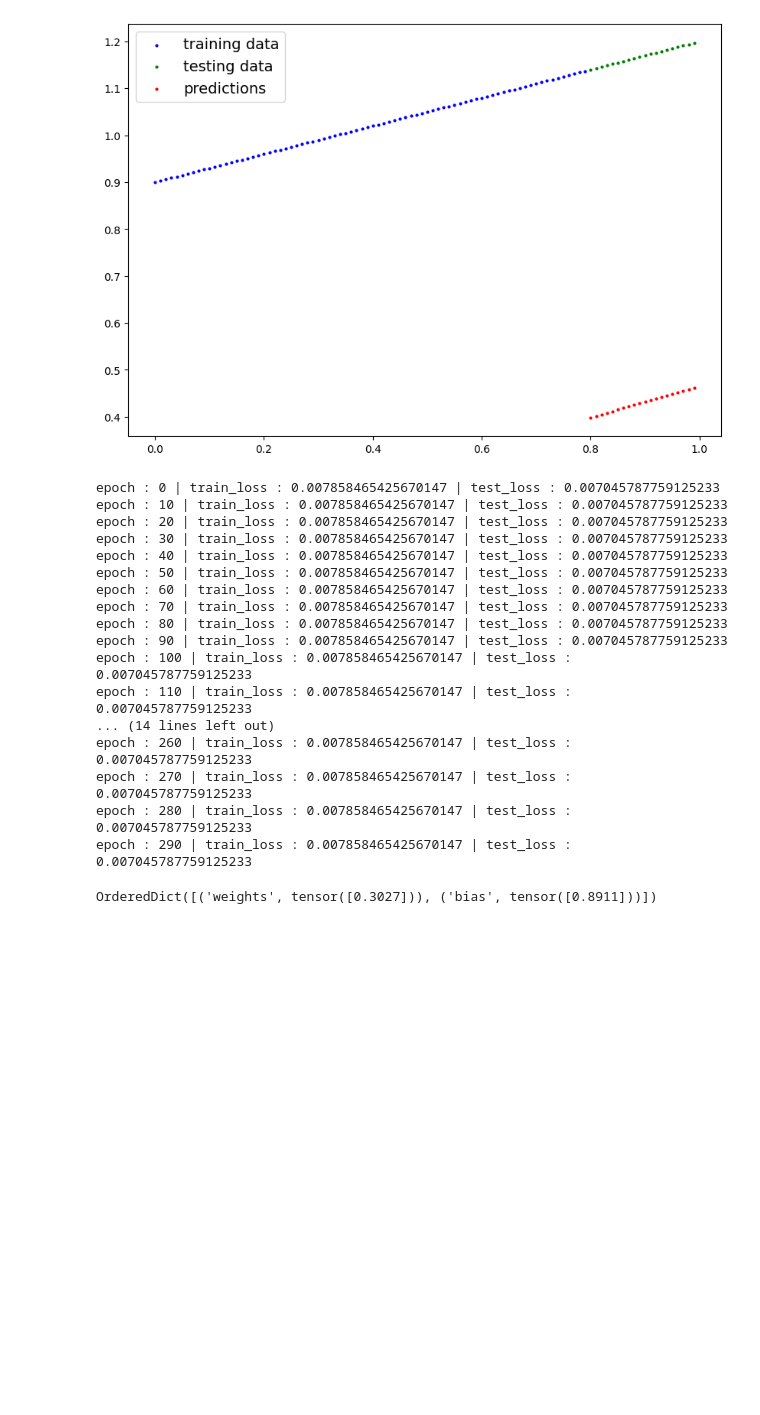
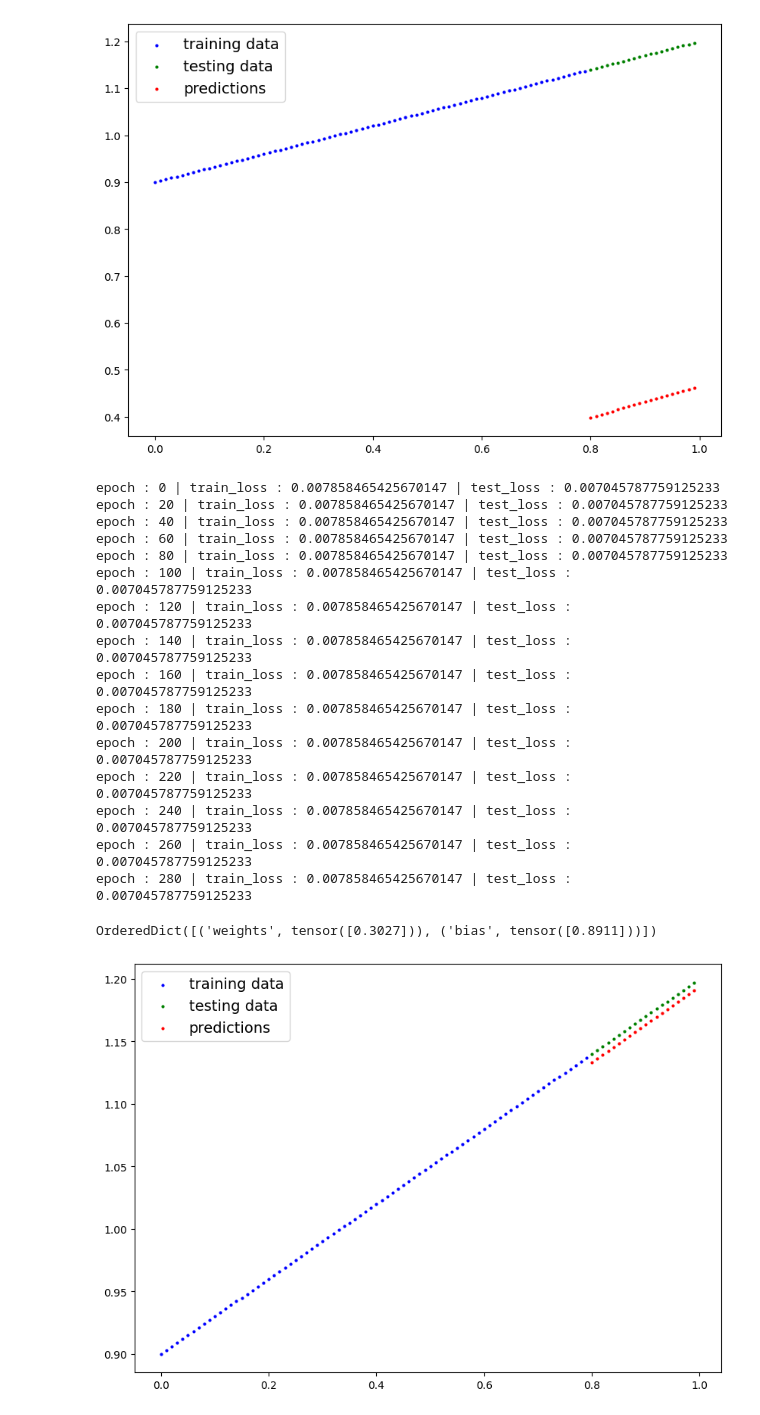
Before and after one commit to aayushttimalsina/pytorch, a Jupyter notebook: exercise_of_regression_model.ipynb, the cells around one changed output. Drawn from its saved outputs; the diff is of its cells as text; code cells hidden in the pictures; blank space fills up the shorter version.

```diff
--- a/exercise_of_regression_model.ipynb
+++ b/exercise_of_regression_model.ipynb
@@ -240,7 +240,7 @@ for epoch in range(epochs):
     test_pred = model_1(X_test)
     test_loss = loss_fn(test_pred, y_test)
 
-  if epoch % 10 == 0:
+  if epoch % 20 == 0:
 
     epoch_count.append(epoch)
     test_loss_values.append(test_loss.item())
@@ -249,23 +249,25 @@ for epoch in range(epochs):
     print(f"epoch : {epoch} | train_loss : {loss.item()} | test_loss : {test_loss.item()}")
 # %% [output]
 epoch : 0 | train_loss : 0.007858465425670147 | test_loss : 0.007045787759125233
-epoch : 10 | train_loss : 0.007858465425670147 | test_loss : 0.007045787759125233
 epoch : 20 | train_loss : 0.007858465425670147 | test_loss : 0.007045787759125233
-epoch : 30 | train_loss : 0.007858465425670147 | test_loss : 0.007045787759125233
 epoch : 40 | train_loss : 0.007858465425670147 | test_loss : 0.007045787759125233
-epoch : 50 | train_loss : 0.007858465425670147 | test_loss : 0.007045787759125233
 epoch : 60 | train_loss : 0.007858465425670147 | test_loss : 0.007045787759125233
-epoch : 70 | train_loss : 0.007858465425670147 | test_loss : 0.007045787759125233
 epoch : 80 | train_loss : 0.007858465425670147 | test_loss : 0.007045787759125233
-epoch : 90 | train_loss : 0.007858465425670147 | test_loss : 0.007045787759125233
 epoch : 100 | train_loss : 0.007858465425670147 | test_loss : 0.007045787759125233
-epoch : 110 | train_loss : 0.007858465425670147 | test_loss : 0.007045787759125233
-... (14 lines left out)
+epoch : 120 | train_loss : 0.007858465425670147 | test_loss : 0.007045787759125233
+epoch : 140 | train_loss : 0.007858465425670147 | test_loss : 0.007045787759125233
+epoch : 160 | train_loss : 0.007858465425670147 | test_loss : 0.007045787759125233
+epoch : 180 | train_loss : 0.007858465425670147 | test_loss : 0.007045787759125233
+epoch : 200 | train_loss : 0.007858465425670147 | test_loss : 0.007045787759125233
+epoch : 220 | train_loss : 0.007858465425670147 | test_loss : 0.007045787759125233
+epoch : 240 | train_loss : 0.007858465425670147 | test_loss : 0.007045787759125233
 epoch : 260 | train_loss : 0.007858465425670147 | test_loss : 0.007045787759125233
-epoch : 270 | train_loss : 0.007858465425670147 | test_loss : 0.007045787759125233
 epoch : 280 | train_loss : 0.007858465425670147 | test_loss : 0.007045787759125233
-epoch : 290 | train_loss : 0.007858465425670147 | test_loss : 0.007045787759125233
 # %%
 model_1.state_dict()
 # %% [output]
 OrderedDict([('weights', tensor([0.3027])), ('bias', tensor([0.8911]))])
+# %%
+plot_predictions(predictions = test_pred)
+# %% [output]
+[figure, added]
```
Also changed, not shown: parts of 18 cells of this notebook.
